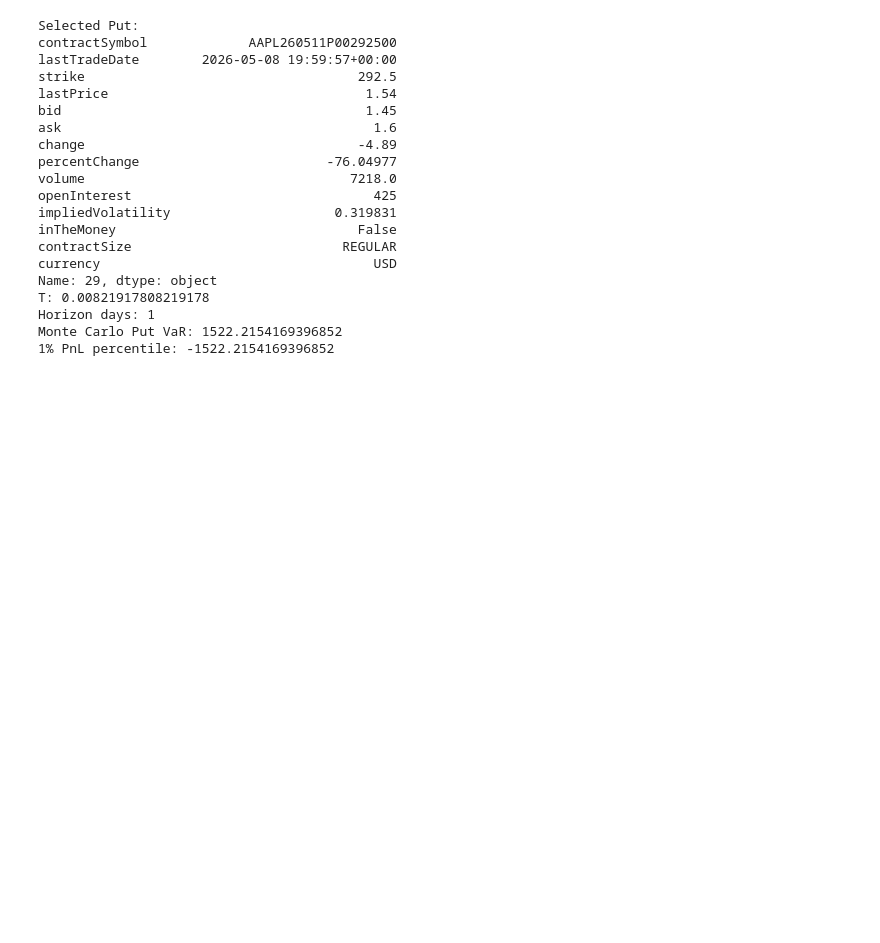
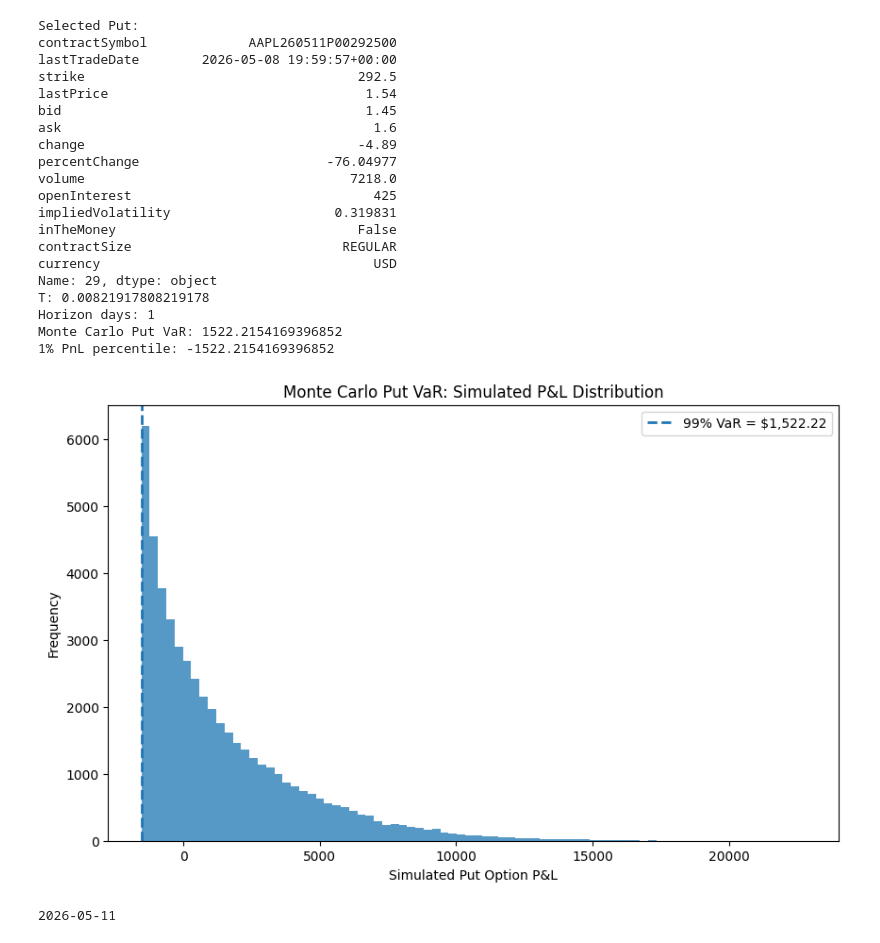
Before and after one commit to JessePrice1/risk-system, a Jupyter notebook: Testing.ipynb, the cells around one changed output. Cells and saved outputs as stored; diff of their text form; code cells hidden in the pictures; blank space fills up the shorter version.

```diff
--- a/Testing.ipynb
+++ b/Testing.ipynb
@@ -156,3 +156,32 @@ T: 0.00821917808219178
 Horizon days: 1
 Monte Carlo Put VaR: 1522.2154169396852
 1% PnL percentile: -1522.2154169396852
+# %%
+import matplotlib.pyplot as plt
+import numpy as np
+
+pnl = result["pnl"]
+var = clean_var
+
+plt.figure(figsize=(10, 6))
+
+plt.hist(pnl, bins=80, alpha=0.75)
+
+plt.axvline(
+    -var,
+    linestyle="--",
+    linewidth=2,
+    label=f"99% VaR = ${var:,.2f}"
+)
+
+plt.title("Monte Carlo Put VaR: Simulated P&L Distribution")
+plt.xlabel("Simulated Put Option P&L")
+plt.ylabel("Frequency")
+plt.legend()
+plt.show()
+# %% [output]
+[figure, added]
+# %%
+print(exp)
+# %% [output]
+2026-05-11
```
Also changed, not shown: parts of 3 cells of this notebook.
